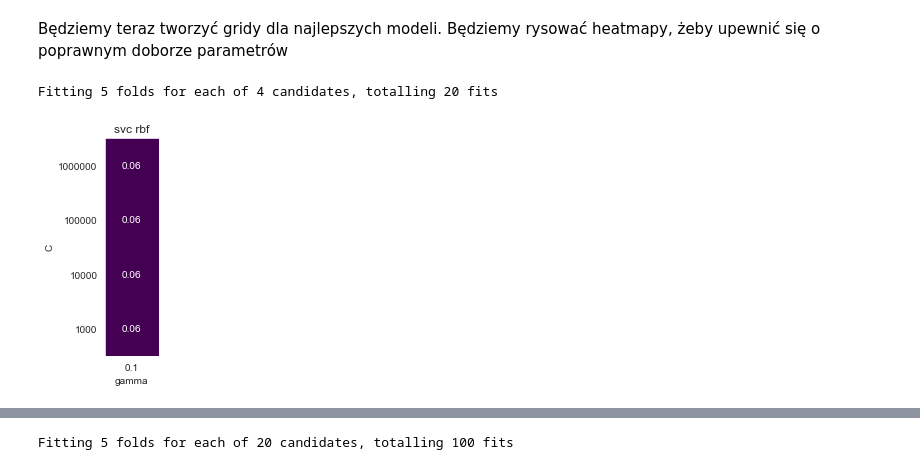
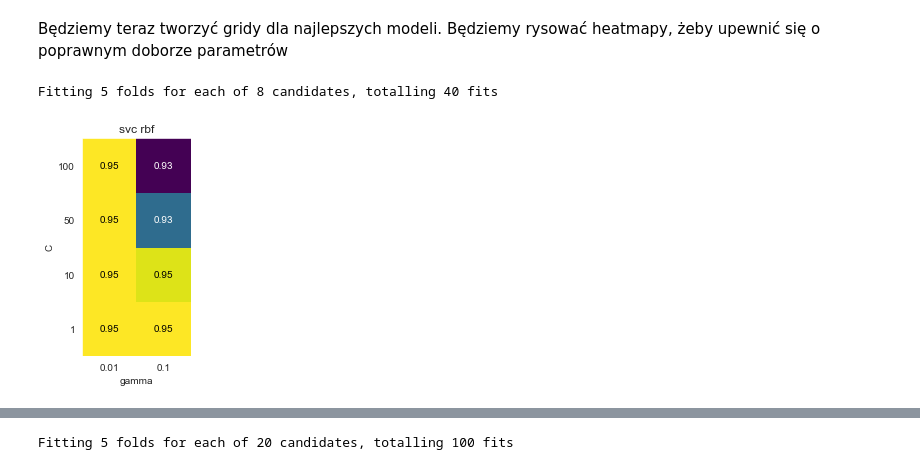
Before and after one commit to she3r/Projekt_PSI, a Jupyter notebook: Projekt zaliczeniowy/project.ipynb, the cells around one changed output, grey strips where cells are left out. Drawn from its saved outputs; the diff is of its cells as text; code cells hidden in the pictures.

```diff
--- a/Projekt zaliczeniowy/project.ipynb
+++ b/Projekt zaliczeniowy/project.ipynb
@@ -539,28 +537,28 @@ def heatmap(values, xlabel, ylabel, xticklabels, yticklabels, cmap=None,
         ax.text(x, y, fmt % value, color=c, ha="center", va="center")
     return img
 
-current_important_scoring = "precision"
+current_important_scoring = "accuracy"
 # %%
 from sklearn.model_selection import GridSearchCV
 # kfold = StratifiedKFold(n_splits=10,random_state=744255,shuffle=True)
 # rbf
 model= SVC()
 param_grid_rbf = {'kernel': ['rbf'],
-                  'gamma': [ 0.001, 0.01, 0.1, 1],
-                  'C': [1, 10, 50, 100,200,300, 1000]}
+                  'gamma': [0.01, 0.1],
+                  'C': [1, 10, 50, 100]}
 
 modelsvm_rbf = GridSearchCV(model,param_grid = param_grid_rbf, cv=kfold, scoring=current_important_scoring, n_jobs= 4, verbose = 1)
 
 modelsvm_rbf.fit(X_train,y_train)
 X_prediction_svm_rbf = modelsvm_rbf.predict(X_test)
 results = pd.DataFrame(modelsvm_rbf.cv_results_)
-scores = np.array(results.mean_test_score).reshape(4,1)
+scores = np.array(results.mean_test_score).reshape(4,2)
 heatmap(scores, xlabel='gamma', xticklabels=param_grid_rbf['gamma'], ylabel='C', yticklabels=param_grid_rbf['C'], cmap="viridis")
 plt.title('svc rbf')
 plt.show()
 # %% [output]
-Fitting 5 folds for each of 4 candidates, totalling 20 fits
+Fitting 5 folds for each of 8 candidates, totalling 40 fits
-[figure, old version]
+[figure, new version]
 # %%
 # linear
 model= SVC()
```
Also changed, not shown: parts of 17 cells of this notebook.
